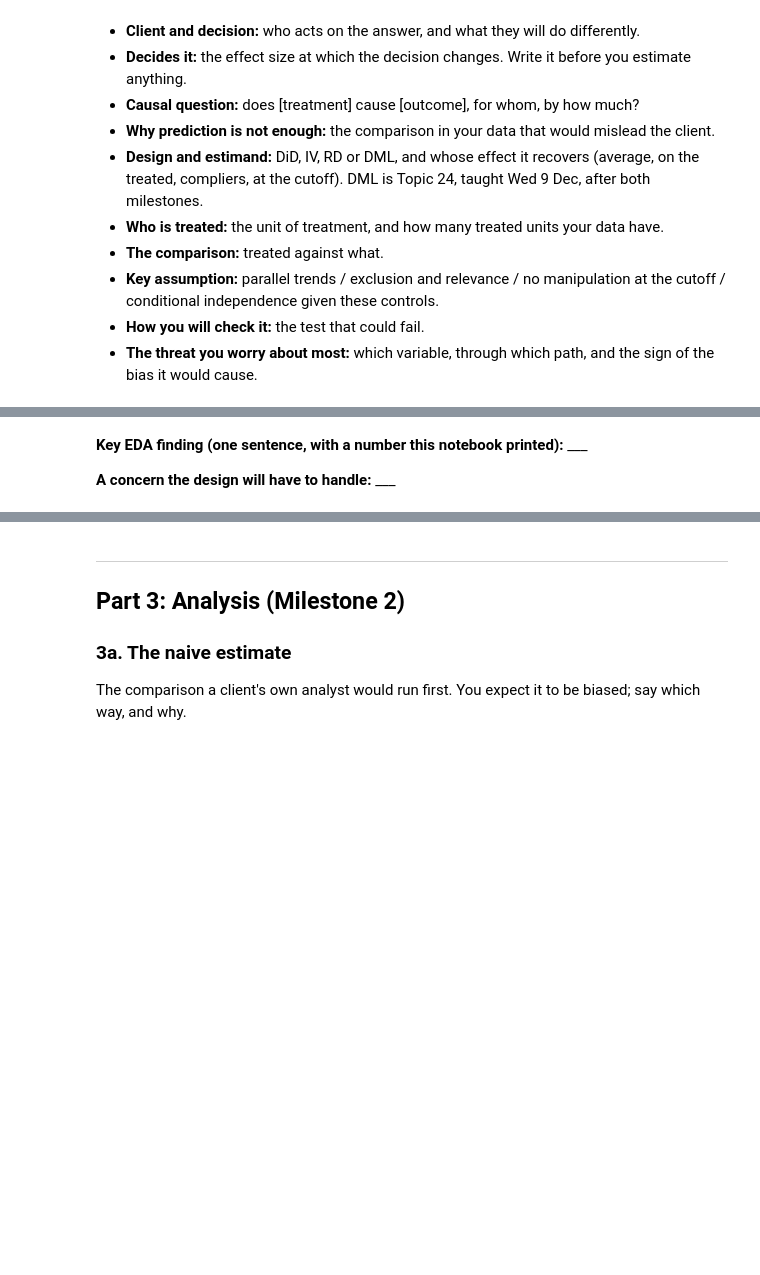
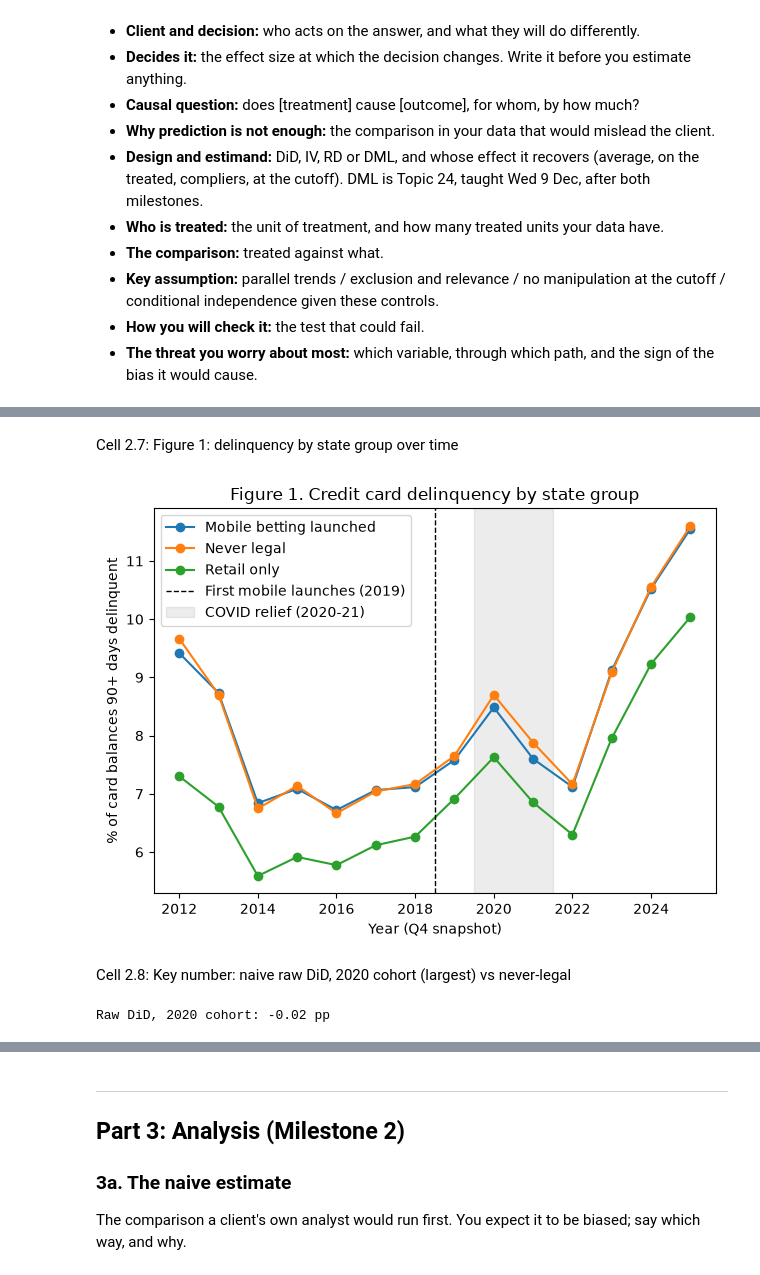
Before and after one commit to lukys8120/econ5200-final-project, a Jupyter notebook: notebooks/consulting_report.ipynb, the cells around one changed output, grey strips where cells are left out. Drawn from its saved outputs; the diff is of its cells as text; code cells hidden in the pictures; blank space fills up the shorter version.

Commit message:
Milestone 1: EDA notebook, data and proposal

```diff
--- a/notebooks/consulting_report.ipynb
+++ b/notebooks/consulting_report.ipynb
@@ -84,0 +133,26 @@ These lines are the proposal's page 1. The **Proposal Template (Word)** on Canva
+# %%
+def parse_launch(x):
+    if pd.isna(x):
+        return pd.NaT
+    if isinstance(x, (int, float, np.integer, np.floating)):   # bare year, e.g. 2010
+        return pd.Timestamp(int(x), 1, 1)
+    return pd.to_datetime(str(x).strip(), errors="coerce")       # text -> NaT
+
+launch = pd.read_excel(RAW / "launch_data.xlsx")
+launch["code"] = launch[STATE_COL].map(to_code)
+launch["launch"] = launch[LAUNCH_COL].map(parse_launch)
+print("Unmatched names:", launch.loc[launch["code"].isna(), STATE_COL].tolist())
+print("Read as 'no launch':",
+      launch.loc[launch["launch"].isna() & launch[LAUNCH_COL].notna(), LAUNCH_COL].unique().tolist())
+
+yr, mo = launch["launch"].dt.year, launch["launch"].dt.month
+launch["first_treat_year"] = np.where(mo <= CUTOFF_MONTH, yr, yr + 1)
+launch["group"] = np.select(
+    [yr < 2018,                                    # Nevada: always treated
+     launch["first_treat_year"] <= LAST_DATA_YEAR,
+     launch["first_treat_year"] > LAST_DATA_YEAR,  # Missouri: untreated in sample
+     launch["code"].isin(RETAIL_ONLY)],
+    ["always_treated", "treated", "not_yet_in_data", "retail_only"],
+    default="never",
+)
+launch = launch[["code", "launch", "first_treat_year", "group"]].rename(columns={"code": "state"})
@@ -84,0 +164,8 @@ These lines are the proposal's page 1. The **Proposal Template (Word)** on Canva
+# %%
+panel = cc.merge(launch, on="state", how="left", validate="m:1")
+assert panel["group"].notna().all(), "a state is missing from the launch file"
+panel = panel[(panel["year"] >= START_YEAR) & (panel["group"] != "always_treated")]
+panel["post"] = (panel["year"] >= panel["first_treat_year"]).astype(int)
+panel = panel.reset_index(drop=True)
+print(panel.shape)
+panel.head()
@@ -115,4 +240,27 @@ def balance_table(data, group, cols):
-# %% [markdown]
-**Key EDA finding (one sentence, with a number this notebook printed):** ___
-
-**A concern the design will have to handle:** ___
+# %% [markdown]
+Cell 2.7: Figure 1: delinquency by state group over time
+# %%
+labels = {"treated": "Mobile betting launched", "never": "Never legal", "retail_only": "Retail only"}
+means = panel[panel["group"].isin(labels)].groupby(["year", "group"])["cc_delinq90"].mean().unstack()
+for g, lab in labels.items():
+    plt.plot(means.index, means[g], marker="o", label=lab)
+plt.axvline(2018.5, color="black", ls="--", lw=1, label="First mobile launches (2019)")
+plt.axvspan(2019.5, 2021.5, color="grey", alpha=0.15, label="COVID relief (2020-21)")
+plt.title("Figure 1. Credit card delinquency by state group")
+plt.xlabel("Year (Q4 snapshot)"); plt.ylabel("% of card balances 90+ days delinquent")
+plt.legend(); plt.tight_layout()
+plt.savefig(ROOT / "proposal" / "fig1.png", dpi=200); plt.show()
+# %% [output]
+[figure, added]
+# %% [markdown]
+Cell 2.8: Key number: naive raw DiD, 2020 cohort (largest) vs never-legal
+# %%
+def raw_did(cohort, k=3):
+    t, c = panel[panel["first_treat_year"] == cohort], panel[panel["group"] == "never"]
+    m = lambda df, ys: df[df["year"].isin(ys)]["cc_delinq90"].mean()
+    pre_y, post_y = range(cohort - k, cohort), range(cohort, cohort + k)
+    return (m(t, post_y) - m(t, pre_y)) - (m(c, post_y) - m(c, pre_y))
+
+print(f"Raw DiD, 2020 cohort: {raw_did(2020):.2f} pp")
+# %% [output]
+Raw DiD, 2020 cohort: -0.02 pp
```
Also changed, not shown: parts of 23 cells of this notebook, 4 other files.
